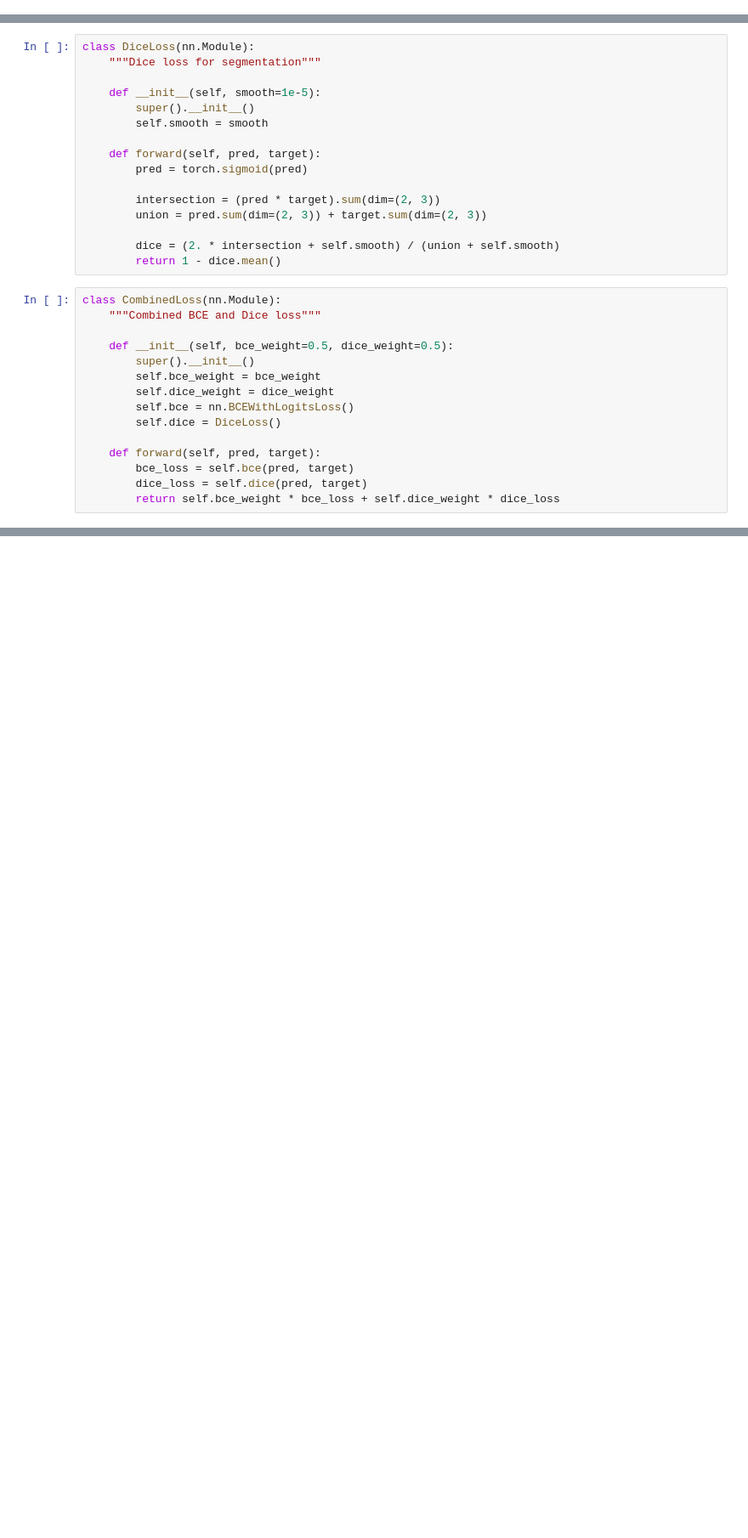
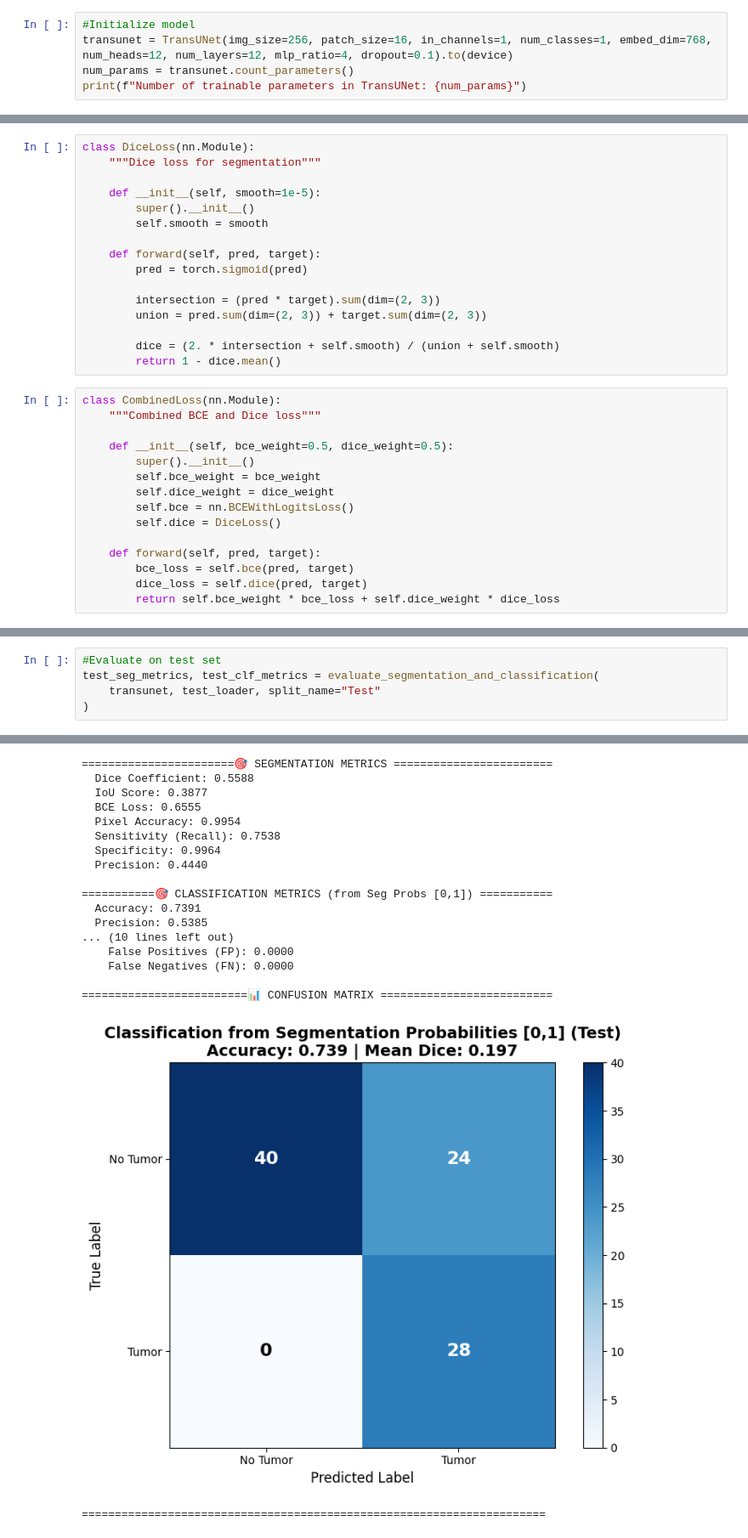
Before and after one commit to idax6797/DeepLearning-MiniProject, a Jupyter notebook: Notebooks/TransUnet.ipynb, the cells around one changed output, grey strips where cells are left out. Shown: that part at 85% size. Cells and saved outputs as stored; diff of their text form; blank space fills up the shorter version.

```diff
--- a/Notebooks/TransUnet.ipynb
+++ b/Notebooks/TransUnet.ipynb
@@ -353,0 +273,5 @@ class TransUNet(nn.Module):
+# %%
+#Initialize model
+transunet = TransUNet(img_size=256, patch_size=16, in_channels=1, num_classes=1, embed_dim=768, num_heads=12, num_layers=12, mlp_ratio=4, dropout=0.1).to(device)
+num_params = transunet.count_parameters()
+print(f"Number of trainable parameters in TransUNet: {num_params}")
@@ -837,0 +1388,6 @@ NameError: name 'model' is not defined
+# %%
+#Evaluate on test set
+test_seg_metrics, test_clf_metrics = evaluate_segmentation_and_classification(
+    transunet, test_loader, split_name="Test"
+)
+# %% [output]
@@ -837,0 +1399,19 @@ NameError: name 'model' is not defined
+=======================🎯 SEGMENTATION METRICS ========================
+  Dice Coefficient: 0.5588
+  IoU Score: 0.3877
+  BCE Loss: 0.6555
+  Pixel Accuracy: 0.9954
+  Sensitivity (Recall): 0.7538
+  Specificity: 0.9964
+  Precision: 0.4440
+
+===========🎯 CLASSIFICATION METRICS (from Seg Probs [0,1]) ===========
+  Accuracy: 0.7391
+  Precision: 0.5385
+... (10 lines left out)
+    False Positives (FP): 0.0000
+    False Negatives (FN): 0.0000
+
+=========================📊 CONFUSION MATRIX ==========================
+[figure, added]
+======================================================================
```
Also changed, not shown: parts of 51 cells of this notebook.
